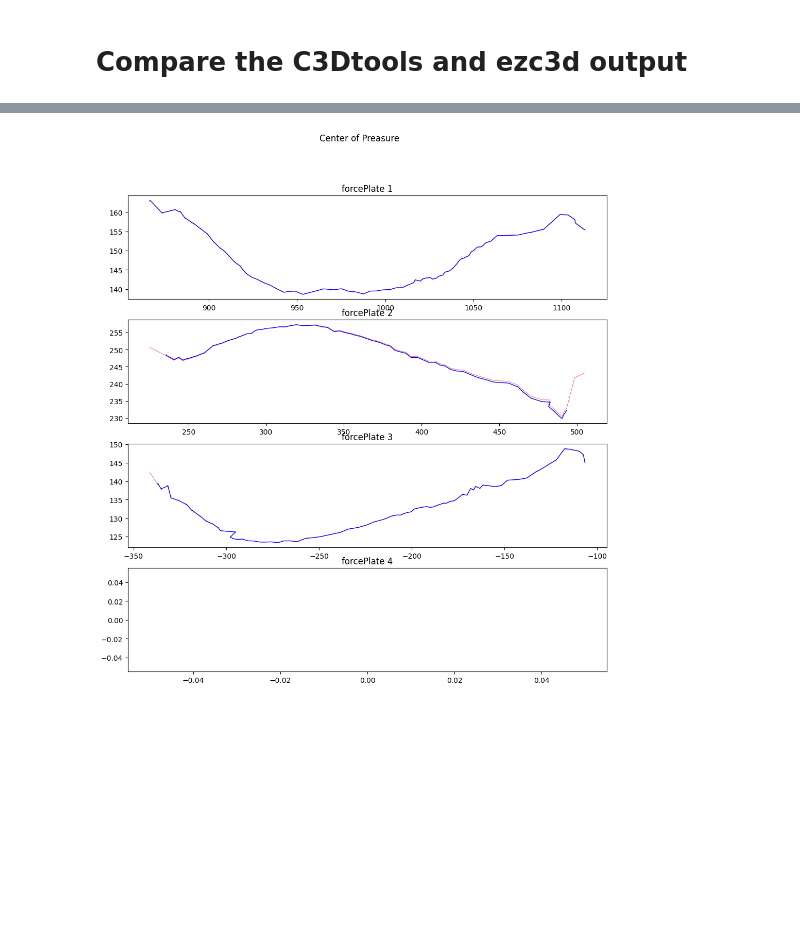
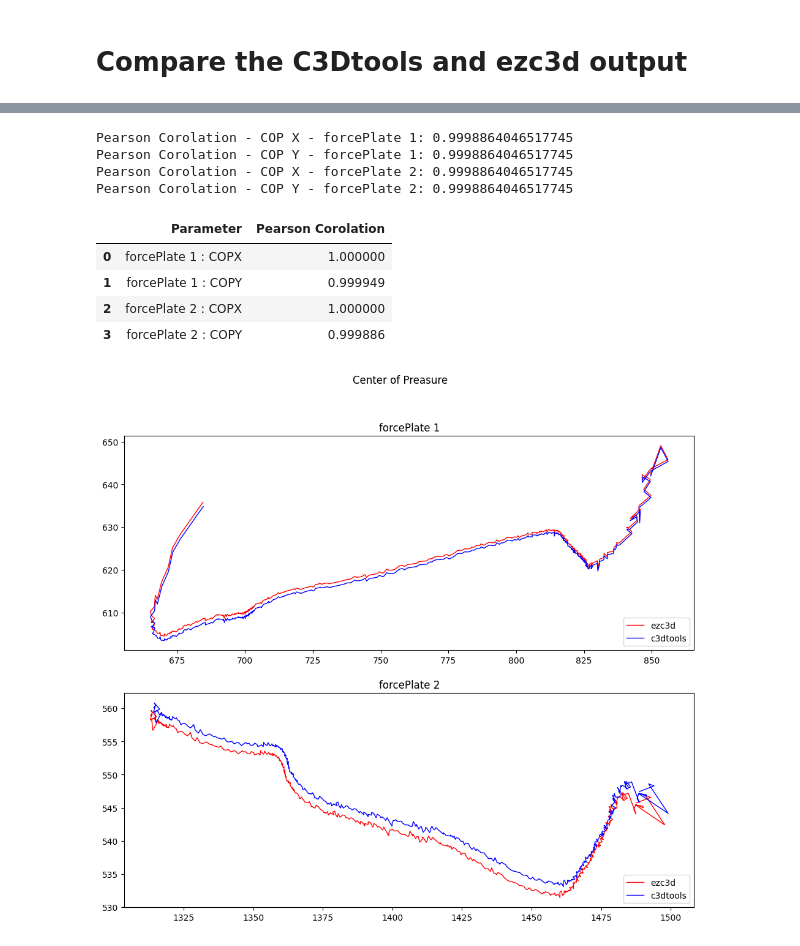
Before and after one commit to etoshey/colabC3D, a Jupyter notebook: Comparison.ipynb, the cells around one changed output, grey strips where cells are left out. Drawn from its saved outputs; the diff is of its cells as text; code cells hidden in the pictures; blank space fills up the shorter version.

Commit message:
measure the Pearson correlation & save fig as a .png file

```diff
--- a/Comparison.ipynb
+++ b/Comparison.ipynb
@@ -259,28 +259,72 @@ Header:: Analog sample per video frame = 13
 # %%
 #@title Plot COP
+from google.colab import data_table
 import matplotlib.pyplot as plt
 import numpy as np
+import pandas as pd
 
+statistical_data = []
+statistical_title = []
 
 fig, axs = plt.subplots(nrows=len(ezc3d_cop_data), ncols=1, figsize=(8, 6))
 fig.suptitle(f"Center of Preasure")
-fig.set_size_inches(12, 12)
+fig.set_size_inches(12, 10)
 for i in range(len(ezc3d_cop_data)):
-  threshould = [j for j in range(len(ezc3d_grf_vector[i][2])) if ezc3d_grf_vector[i][2][j] > 30]  # if the z value more that 30 N data pass to show
+  threshould = [j for j in range(len(ezc3d_grf_vector[i][2])) if ezc3d_grf_vector[i][2][j] > 50]  # if the z value more that 30 N data pass to show
   x = ezc3d_cop_data[i][0][threshould]
   y = ezc3d_cop_data[i][1][threshould]
   axs[i].title.set_text(f"forcePlate {i+1}")
-  axs[i].plot(x, y , 'r' , linewidth=0.4)
+  axs[i].plot(x, y , 'r' , linewidth=1)
+  ezc3d_cop_x = x.tolist();
+  ezc3d_cop_y = y.tolist();
+
 
   c3dtools_Force_Z = grf_vector[i][:,2,:].flatten()
   c3dtools_copx = cop_data[i][:,0,:].flatten()
   c3dtools_copy = cop_data[i][:,1,:].flatten()
-  threshould = [j for j in range(len(c3dtools_Force_Z)) if c3dtools_Force_Z[j] > 30]  # if the z value more that 30 N data pass to show
+  threshould = [j for j in range(len(c3dtools_Force_Z)) if c3dtools_Force_Z[j] > 50]  # if the z value more that 30 N data pass to show
   x = c3dtools_copx[threshould]
   y = c3dtools_copy[threshould]
+
+  c3dtools_cop_x = x.tolist();
+  c3dtools_cop_y = y.tolist();
+
   axs[i].plot(x, y , 'b' ,  linewidth=1)
+
+  axs[i].legend(["ezc3d", "c3dtools"],loc ="lower right")
+
+  plt.savefig('cop.png')
+
+  # Pearson Corrolation
+  pearson1 = np.corrcoef(c3dtools_cop_x,ezc3d_cop_x)[0,1]
+  print(f"Pearson Corolation - COP X - forcePlate {i+1}: {pearson}")
+
+  pearson2 = np.corrcoef(c3dtools_cop_y,ezc3d_cop_y)[0,1]
+  print(f"Pearson Corolation - COP Y - forcePlate {i+1}: {pearson}")
+
+  statistical_data.append(pearson1)
+  statistical_data.append(pearson2)
+  statistical_title.append(f"forcePlate {i+1} : COPX (ezc3d - c3dtools)")
+  statistical_title.append(f"forcePlate {i+1} : COPY (ezc3d - c3dtools)")
+
+data_table.disable_dataframe_formatter()
+Tdata  = {
+    "Parameter" : statistical_title,
+    "Pearson Corolation" : statistical_data
+}
+df = pd.DataFrame(Tdata)
+df
 # %% [output]
+Pearson Corolation - COP X - forcePlate 1: 0.9998864046517745
+Pearson Corolation - COP Y - forcePlate 1: 0.9998864046517745
+Pearson Corolation - COP X - forcePlate 2: 0.9998864046517745
+Pearson Corolation - COP Y - forcePlate 2: 0.9998864046517745
+|  | Parameter | Pearson Corolation |
+| 0 | forcePlate 1 : COPX | 1.000000 |
+| 1 | forcePlate 1 : COPY | 0.999949 |
+| 2 | forcePlate 2 : COPX | 1.000000 |
+| 3 | forcePlate 2 : COPY | 0.999886 |
-[figure, old version]
+[figure, new version]
 # %%
 #@title Plot GRF
 import matplotlib.pyplot as plt
```
Also changed, not shown: parts of 4 cells of this notebook.
